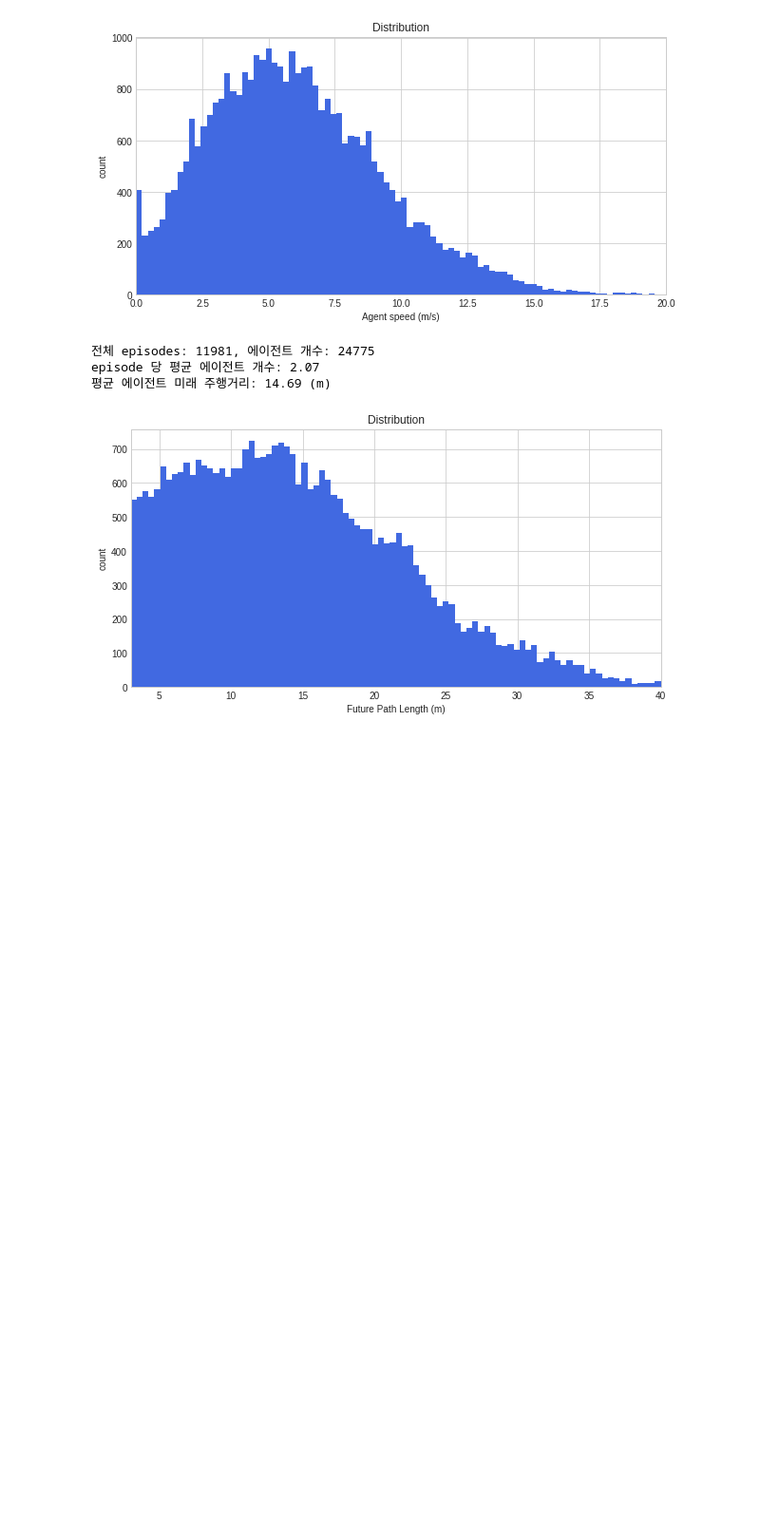
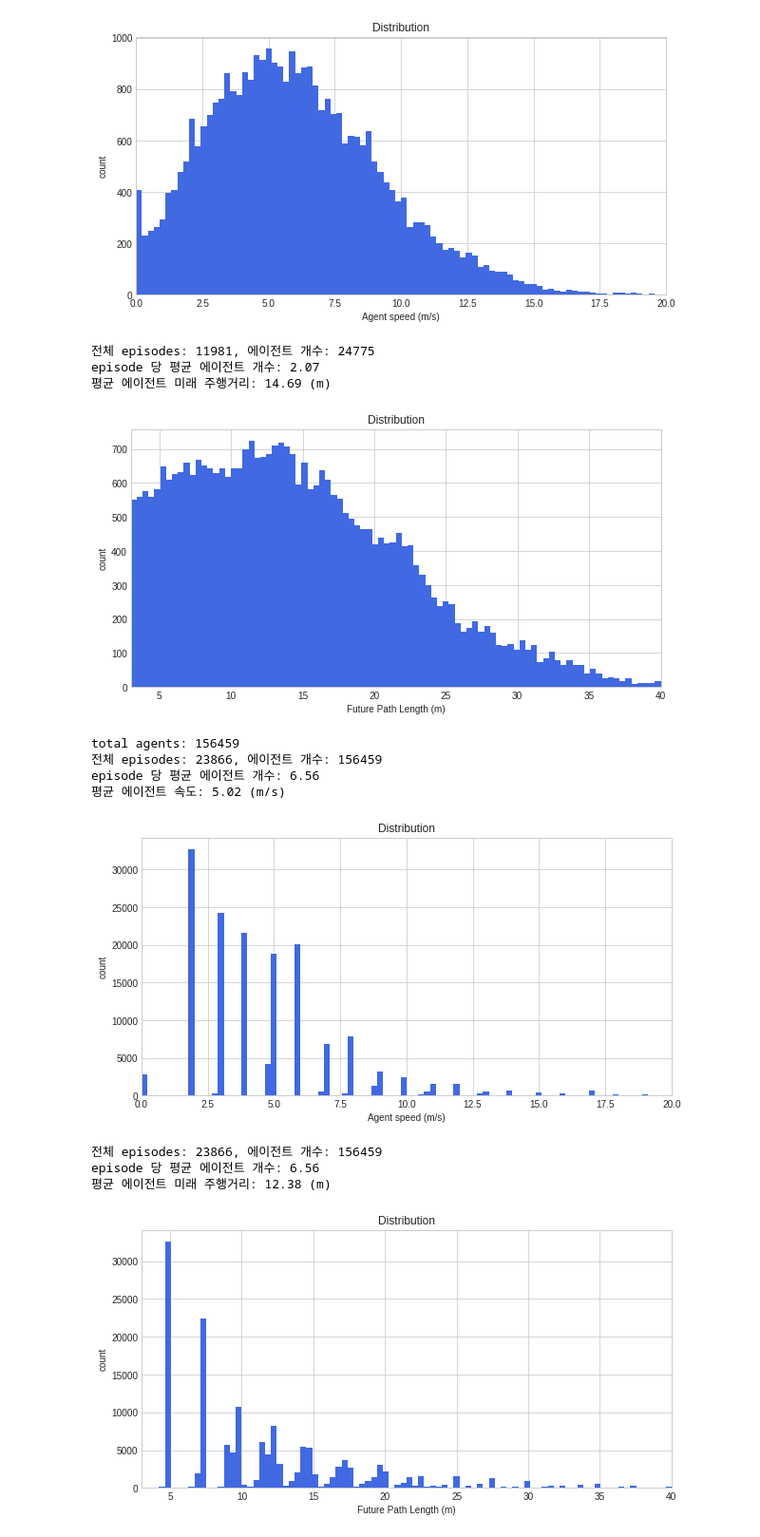
Before and after one commit to daeheepark/labs_hdmap, a Jupyter notebook: Untitled1.ipynb, the cells around one changed output. Shown at 95% size. Cells and saved outputs as stored; diff of their text form; code cells hidden in the pictures; blank space fills up the shorter version.

```diff
--- a/Untitled1.ipynb
+++ b/Untitled1.ipynb
@@ -98,3 +98,18 @@ episode 당 평균 에이전트 개수: 2.07
 episode 당 평균 에이전트 개수: 2.07
 평균 에이전트 미래 주행거리: 14.69 (m)
 [figure]
+# %%
+dataset = DatasetQ10(version='v1.0-trainval', load_dir='../nus_dataset', data_partition='train',
+                     shuffle=False, val_ratio=0.3, data_type='fake', min_angle=None, max_angle=None)
+dataset.show_speed_distribution()
+dataset.show_distance_distribution()
+# %% [output]
+total agents: 156459
+전체 episodes: 23866, 에이전트 개수: 156459
+episode 당 평균 에이전트 개수: 6.56
+평균 에이전트 속도: 5.02 (m/s)
+[figure, added]
+전체 episodes: 23866, 에이전트 개수: 156459
+episode 당 평균 에이전트 개수: 6.56
+평균 에이전트 미래 주행거리: 12.38 (m)
+[figure, added]
```
Also changed, not shown: parts of 1 cell of this notebook.
